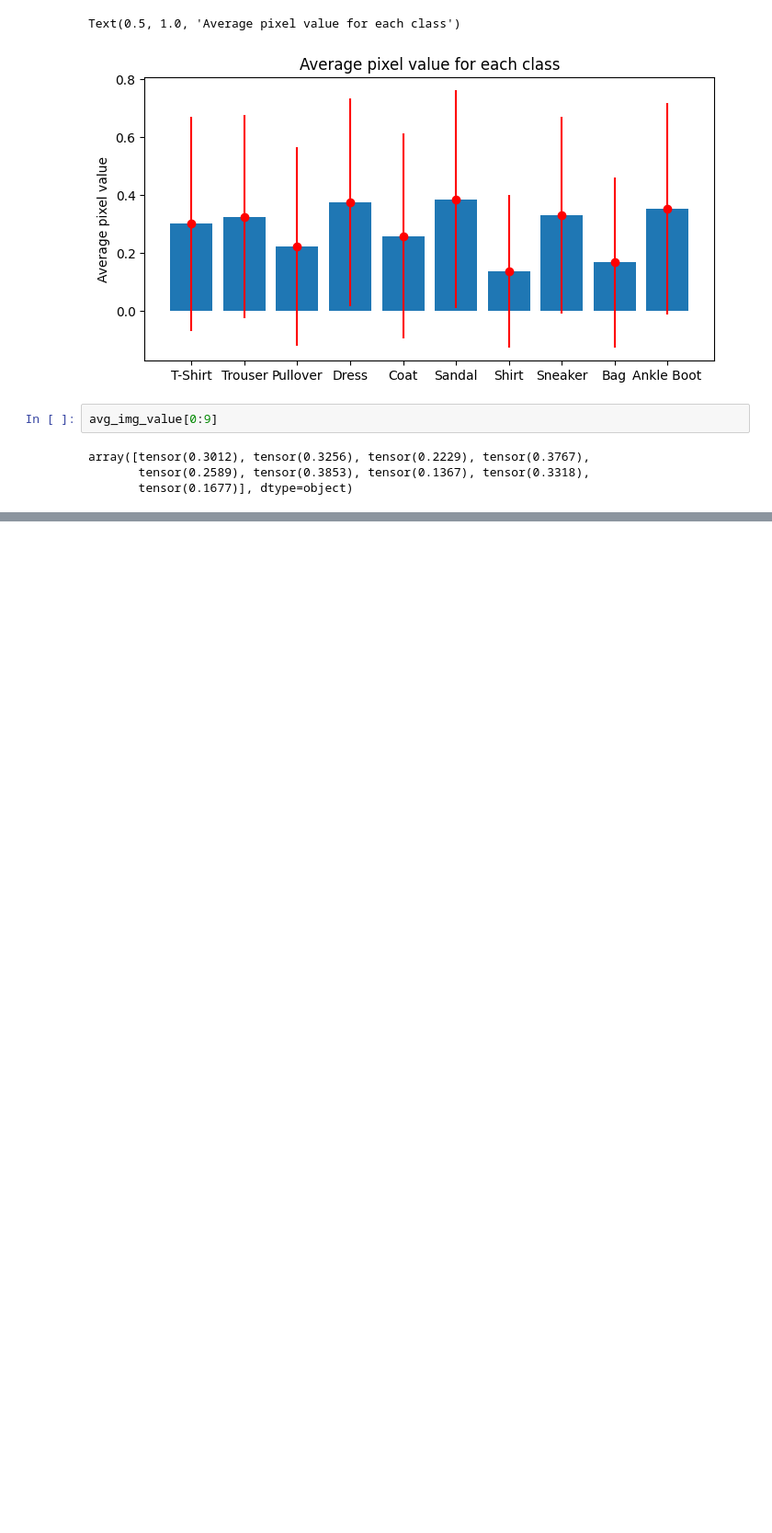
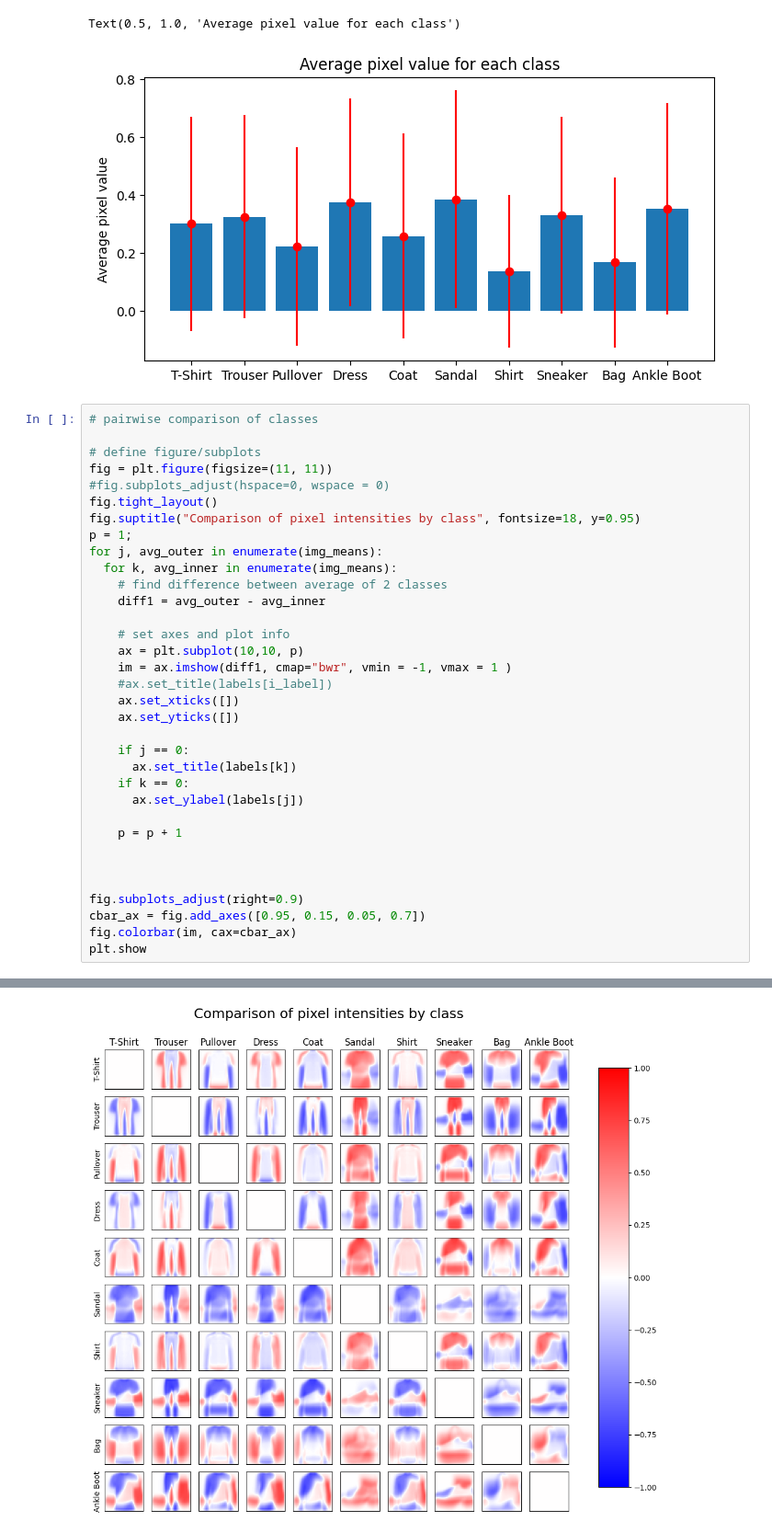
Before and after one commit to Soumyajyotidutta/Fashion-MNIST, a Jupyter notebook: ECEN_758_Project_Renee.ipynb, the cells around one changed output, grey strips where cells are left out. Shown: that part at 92% size. Saved outputs shown, nothing was run; the diff lists cells and outputs as text; blank space fills up the shorter version.

```diff
--- a/ECEN_758_Project_Renee.ipynb
+++ b/ECEN_758_Project_Renee.ipynb
@@ -114,9 +104,38 @@ plt.title('Average pixel value for each class')
 # %% [output]
 Text(0.5, 1.0, 'Average pixel value for each class')
 [figure]
-# %%
-avg_img_value[0:9]
-# %% [output]
-array([tensor(0.3012), tensor(0.3256), tensor(0.2229), tensor(0.3767),
-       tensor(0.2589), tensor(0.3853), tensor(0.1367), tensor(0.3318),
-       tensor(0.1677)], dtype=object)
+# %%
+# pairwise comparison of classes
+
+# define figure/subplots
+fig = plt.figure(figsize=(11, 11))
+#fig.subplots_adjust(hspace=0, wspace = 0)
+fig.tight_layout()
+fig.suptitle("Comparison of pixel intensities by class", fontsize=18, y=0.95)
+p = 1;
+for j, avg_outer in enumerate(img_means):
+  for k, avg_inner in enumerate(img_means):
+    # find difference between average of 2 classes
+    diff1 = avg_outer - avg_inner
+
+    # set axes and plot info
+    ax = plt.subplot(10,10, p)
+    im = ax.imshow(diff1, cmap="bwr", vmin = -1, vmax = 1 )
+    #ax.set_title(labels[i_label])
+    ax.set_xticks([])
+    ax.set_yticks([])
+
+    if j == 0:
+      ax.set_title(labels[k])
+    if k == 0:
+      ax.set_ylabel(labels[j])
+
+    p = p + 1
+
+
+
+fig.subplots_adjust(right=0.9)
+cbar_ax = fig.add_axes([0.95, 0.15, 0.05, 0.7])
+fig.colorbar(im, cax=cbar_ax)
+plt.show
+# %% [output]
@@ -122,0 +143 @@ array([tensor(0.3012), tensor(0.3256), tensor(0.2229), tensor(0.3767),
+[figure, added]
```
Also changed, not shown: parts of 3 cells of this notebook.
